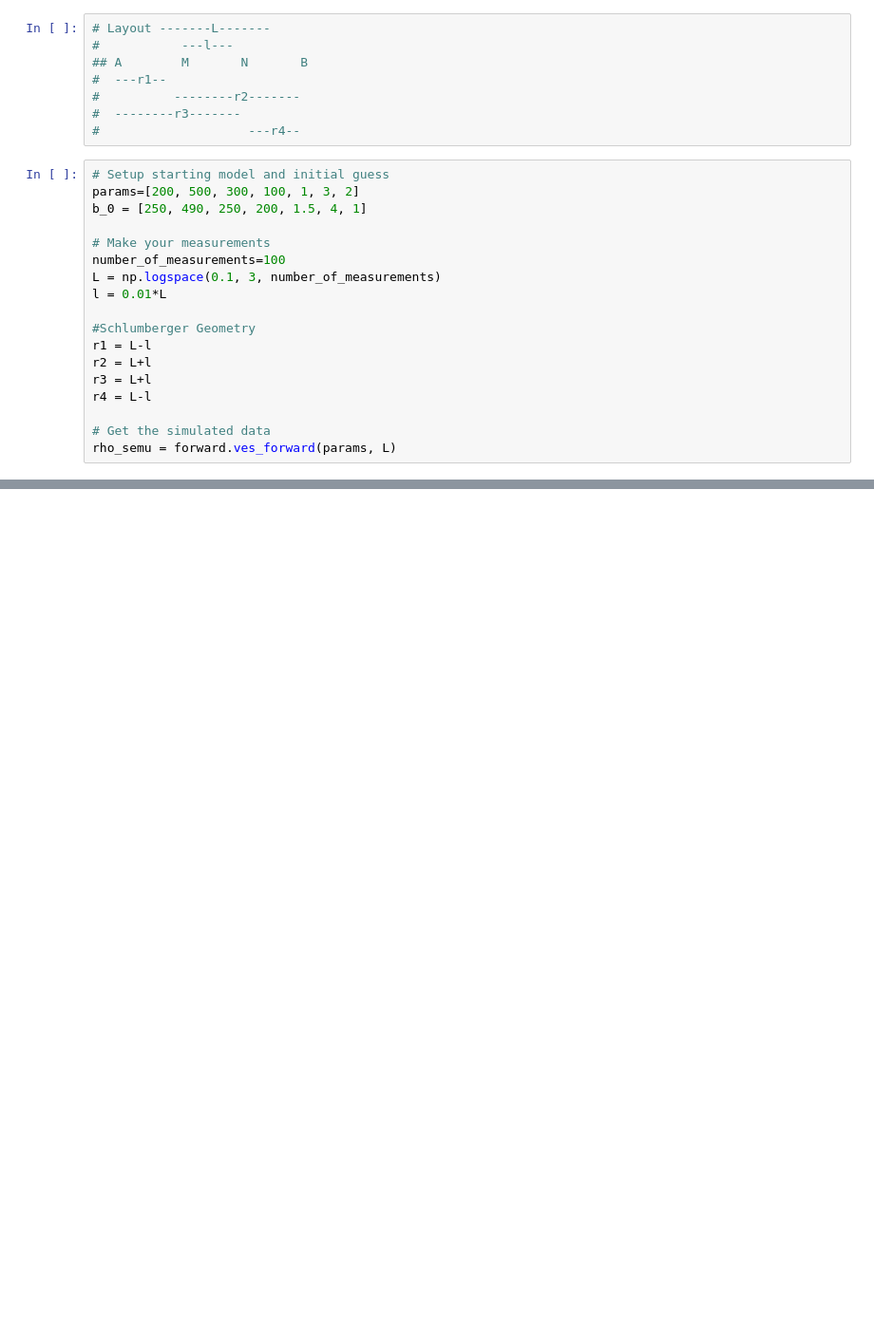
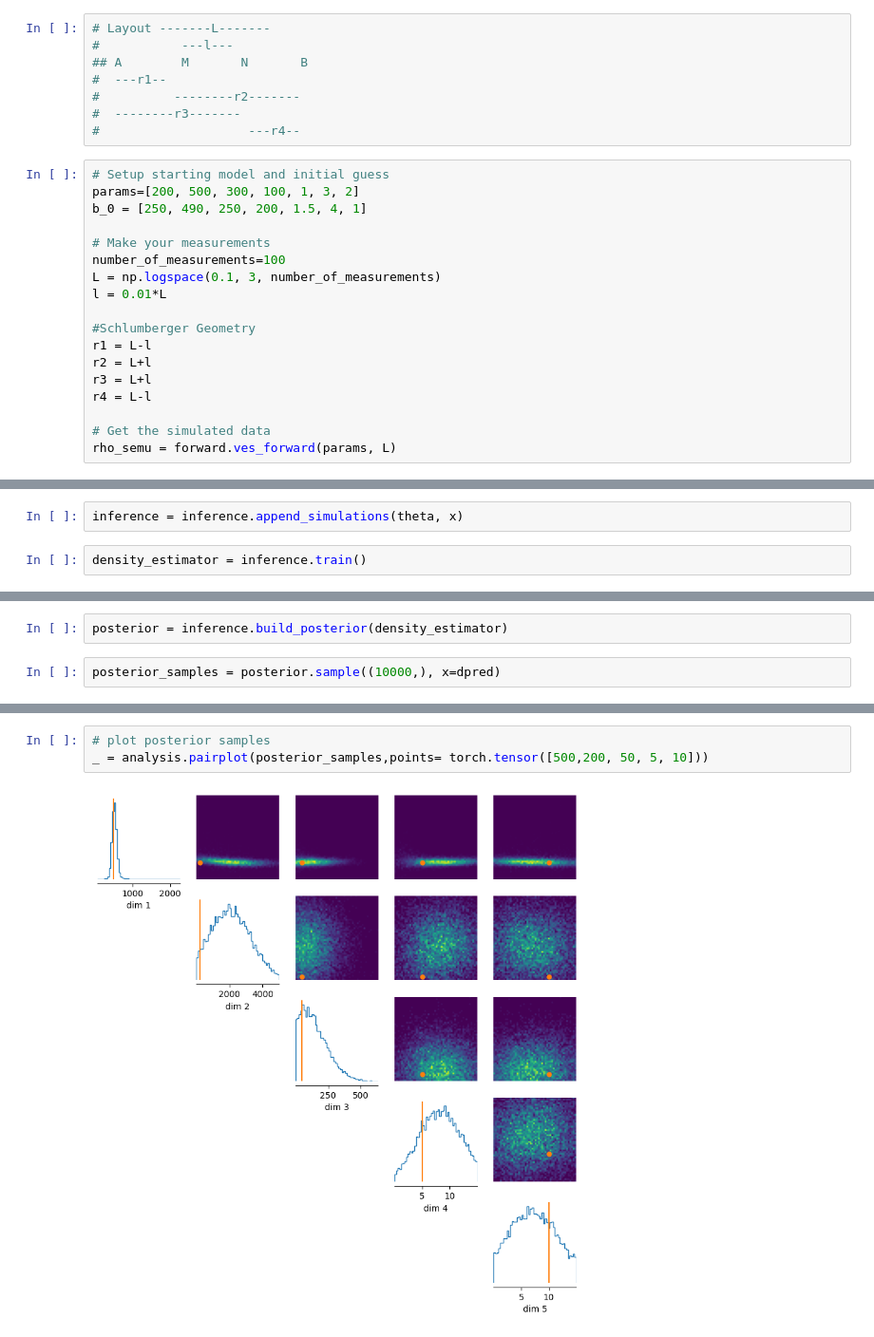
Before and after one commit to mdeppner/ves_modeling, a Jupyter notebook: notebooks/forward.ipynb, the cells around one changed output, grey strips where cells are left out. Shown: that part at 95% size. Drawn from its saved outputs; the diff is of its cells as text; blank space fills up the shorter version.

```diff
--- a/notebooks/forward.ipynb
+++ b/notebooks/forward.ipynb
@@ -51,0 +370,4 @@ array([[227.55041881],
+# %%
+inference = inference.append_simulations(theta, x)
+# %%
+density_estimator = inference.train()
@@ -51,0 +376,4 @@ array([[227.55041881],
+# %%
+posterior = inference.build_posterior(density_estimator)
+# %%
+posterior_samples = posterior.sample((10000,), x=dpred)
@@ -51,0 +390,5 @@ array([[227.55041881],
+# %%
+# plot posterior samples
+_ = analysis.pairplot(posterior_samples,points= torch.tensor([500,200, 50, 5, 10]))
+# %% [output]
+[figure, added]
```
Also changed, not shown: parts of 35 cells of this notebook.
